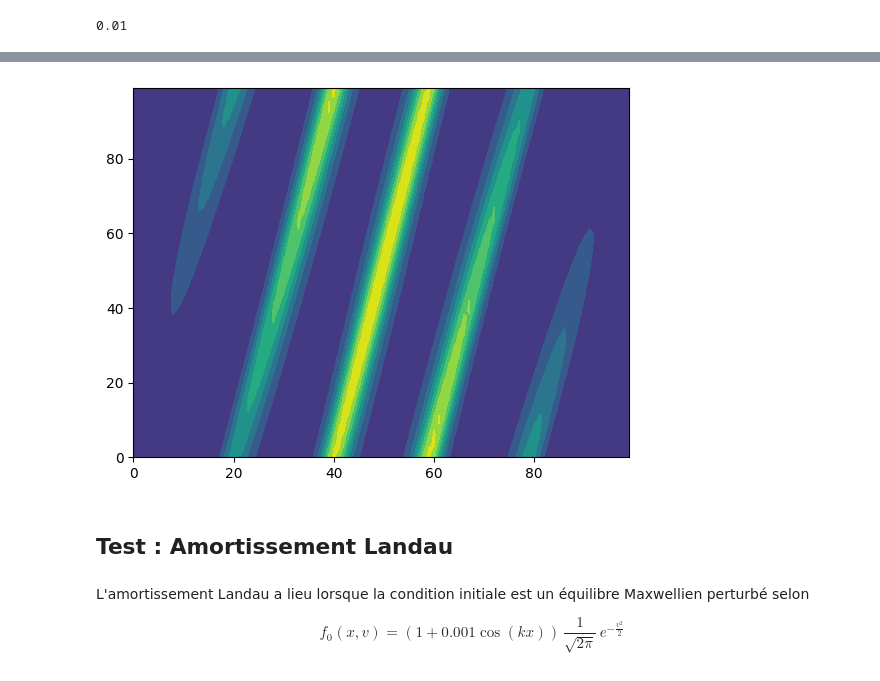
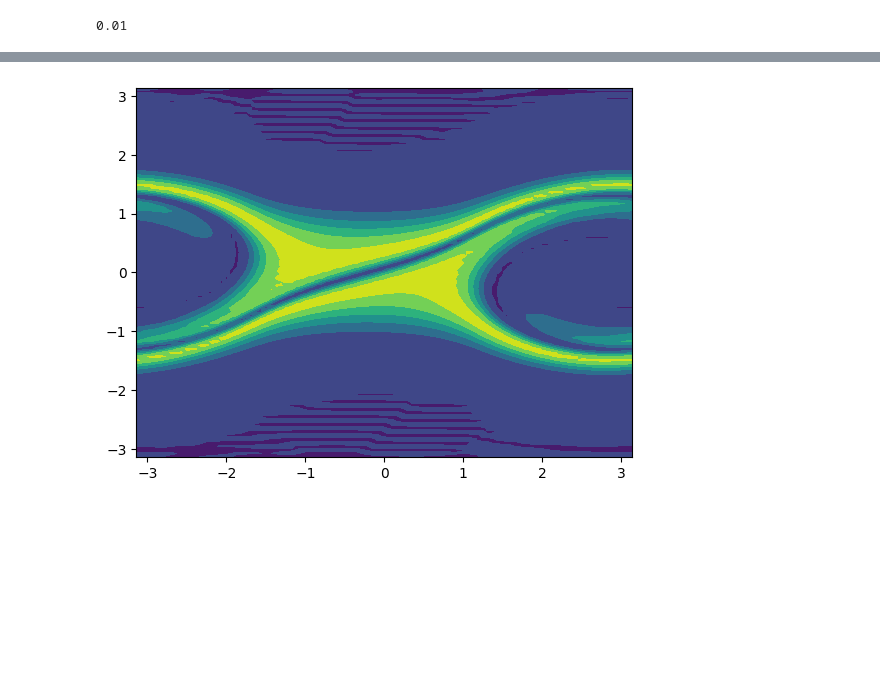
Before and after one commit to chassardmartin/vlasov_bsl, a Jupyter notebook: v0.ipynb, the cells around one changed output, grey strips where cells are left out. Drawn from its saved outputs; the diff is of its cells as text; code cells hidden in the pictures; blank space fills up the shorter version.

```diff
--- a/v0.ipynb
+++ b/v0.ipynb
@@ -452,0 +499,11 @@ import matplotlib.animation as animation
+# %%
+fig, ax = plt.subplots()
+
+def animate(i):
+    ax.clear()
+    ax.contourf(solver.x, solver.v, solver.solutions[i])
+    return
+
+anim = animation.FuncAnimation(fig, animate, frames=n, interval=200, repeat=True)
+anim.save('distrib_maxwell_n=200.gif', writer=writergif)
+plt.show()
@@ -452,0 +522,3 @@ import matplotlib.animation as animation
+# %%
+solver_landau = semi_lagrangian_solver(nx=100, nv=100, dt=1e-2, L=np.pi)
+solver_landau.initialisation(f_landau)
@@ -452,0 +551,11 @@ import matplotlib.animation as animation
+# %%
+fig, ax = plt.subplots()
+
+def animate(i):
+    ax.clear()
+    ax.contourf(solver_landau.x, solver_landau.v, solver_landau.solutions[i])
+    return
+
+anim = animation.FuncAnimation(fig, animate, frames=n, interval=200, repeat=True)
+anim.save('distrib_landau_n={}.gif'.format(n), writer=writergif)
+plt.show()
@@ -452,0 +593,2 @@ import matplotlib.animation as animation
+# %%
+n = 4000
@@ -455,19 +614,13 @@ writergif = animation.PillowWriter(fps=30)
 # %%
 fig, ax = plt.subplots()
 
 def animate(i):
     ax.clear()
-    ax.contourf(solver.solutions[i])
+    ax.contourf(solver.x, solver.v, solver.solutions[i])
     return
 
-anim = animation.FuncAnimation(fig, animate, frames=1000, interval=200, repeat=True)
-anim.save('distrib_maxwell.gif', writer=writergif)
+anim = animation.FuncAnimation(fig, animate, frames=n, interval=200, repeat=True)
+anim.save('distrib_doublestream_n={}.gif'.format(n), writer=writergif)
 plt.show()
 # %% [output]
-[figure, old version]
+[figure, new version]
-# %% [markdown]
-## Test : Amortissement Landau
-# %% [markdown]
-L'amortissement Landau a lieu lorsque la condition initiale est un équilibre Maxwellien perturbé selon
-
-$$ f_0(x,v) = (1 + 0.001\cos(kx))\,\frac{1}{\sqrt{2\pi}}\,e^{-\frac{v^2}{2}}$$
```
Also changed, not shown: parts of 71 cells of this notebook, 2 other files.
